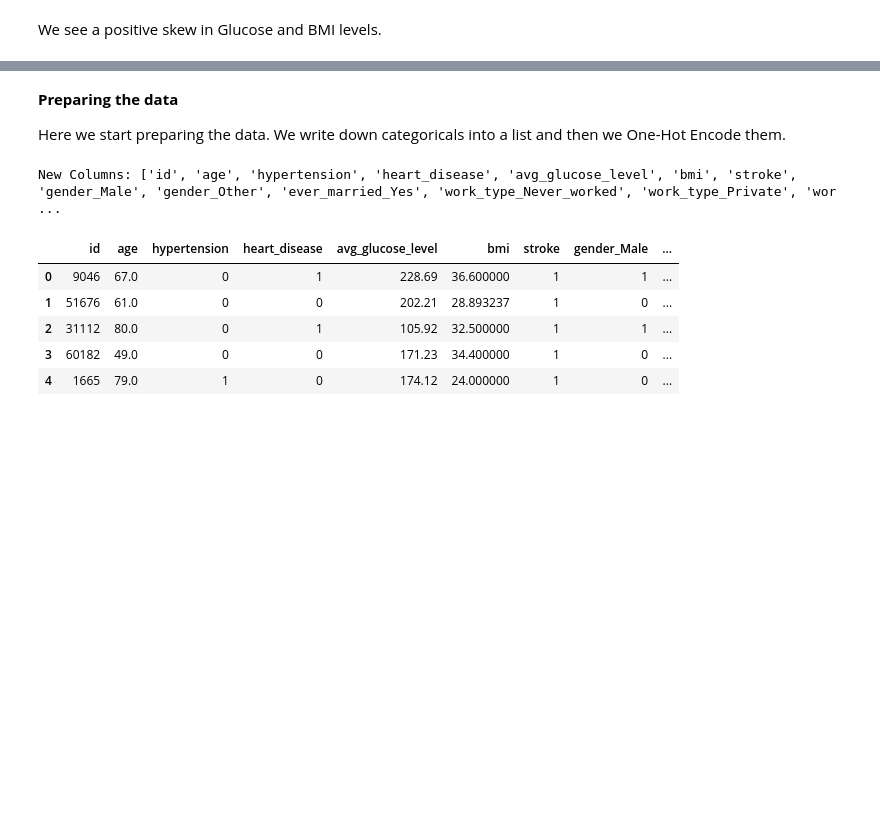
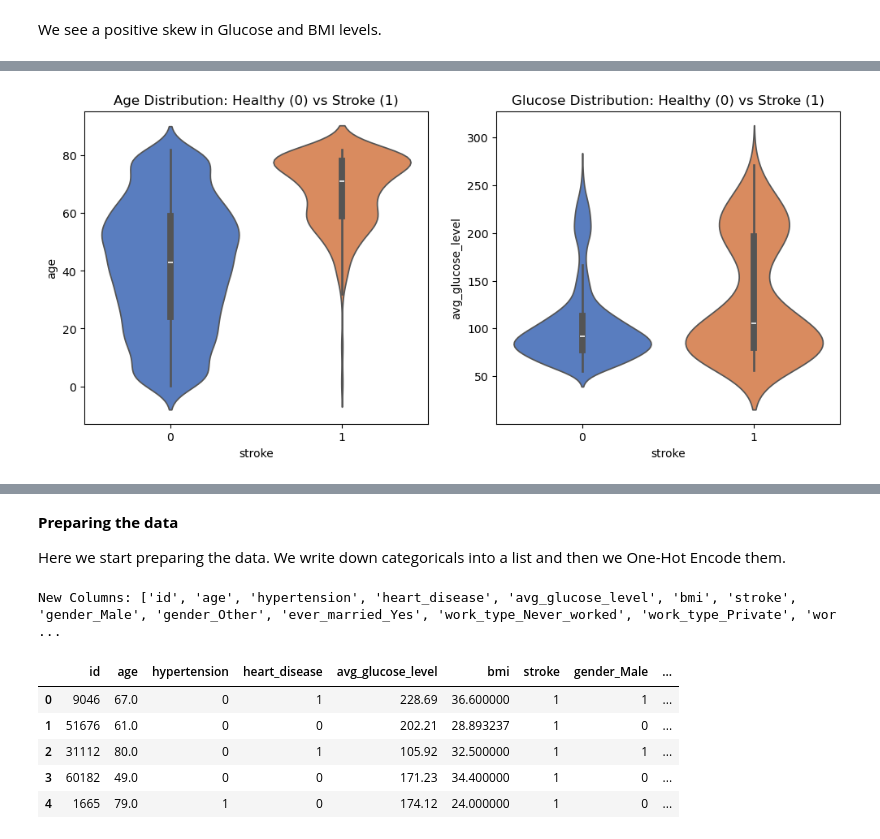
Before and after one commit to emreseb/Stroke-Prediction-ML, a Jupyter notebook: onelastpy.ipynb, the cells around one changed output, grey strips where cells are left out. Cells and saved outputs as stored; diff of their text form; code cells hidden in the pictures; blank space fills up the shorter version.

```diff
--- a/onelastpy.ipynb
+++ b/onelastpy.ipynb
@@ -152,0 +162,18 @@ We see a positive skew in Glucose and BMI levels.
+# %%
+# Violin plots for Age and Glucose levels by Stroke status
+#This will help us understand the distribution of these variables for healthy individuals vs those who had a stroke.
+plt.figure(figsize=(12, 5))
+
+# Plot 1: Age vs Stroke
+plt.subplot(1, 2, 1)
+sns.violinplot(data=df, x='stroke', y='age', palette='muted')
+plt.title("Age Distribution: Healthy (0) vs Stroke (1)")
+
+# Plot 2: Glucose vs Stroke
+plt.subplot(1, 2, 2)
+sns.violinplot(data=df, x='stroke', y='avg_glucose_level', palette='muted')
+plt.title("Glucose Distribution: Healthy (0) vs Stroke (1)")
+
+plt.show()
+# %% [output]
+[figure, added]
```
Also changed, not shown: parts of 11 cells of this notebook.
